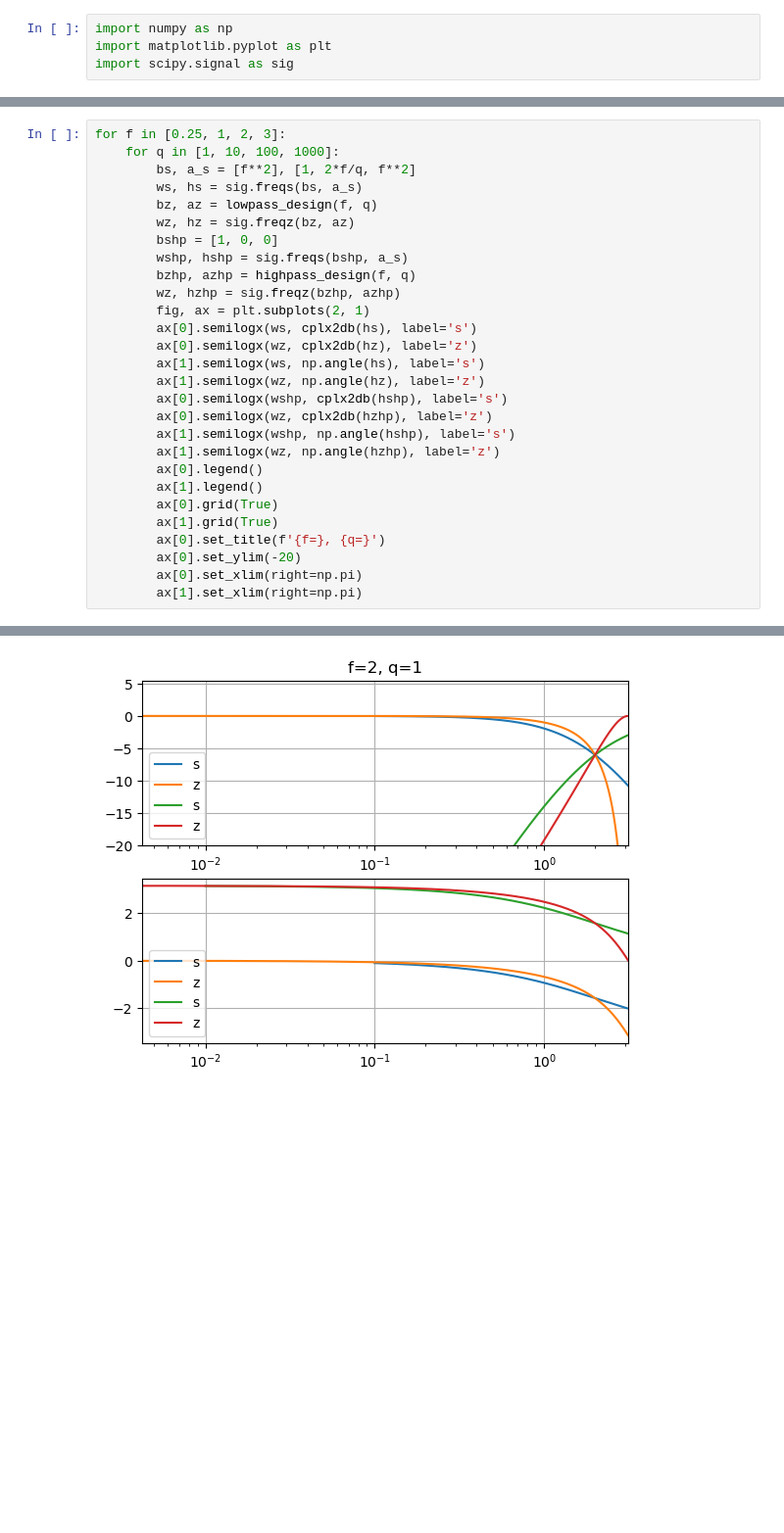
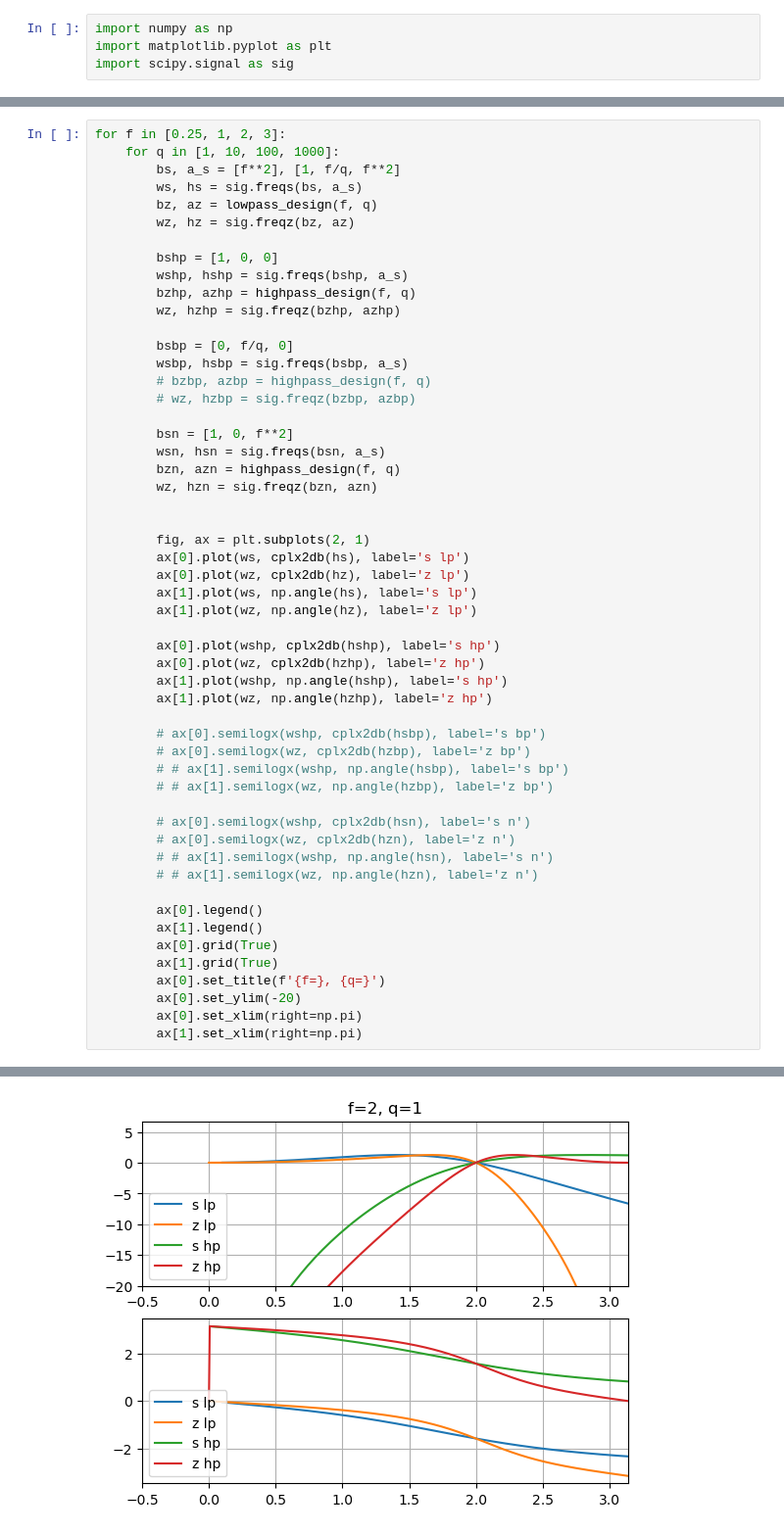
Before and after one commit to maximiliankc/mxcs_engine, a Jupyter notebook: Design/filter.ipynb, the cells around one changed output, grey strips where cells are left out. Shown: that part at 98% size. Saved outputs shown, nothing was run; the diff lists cells and outputs as text; blank space fills up the shorter version.

Commit message:
add filter design workbook

```diff
--- a/Design/filter.ipynb
+++ b/Design/filter.ipynb
@@ -48,23 +70,48 @@ def pole_zero_plot(b, a):
 # %%
 for f in [0.25, 1, 2, 3]:
     for q in [1, 10, 100, 1000]:
-        bs, a_s = [f**2], [1, 2*f/q, f**2]
+        bs, a_s = [f**2], [1, f/q, f**2]
         ws, hs = sig.freqs(bs, a_s)
         bz, az = lowpass_design(f, q)
         wz, hz = sig.freqz(bz, az)
+
         bshp = [1, 0, 0]
         wshp, hshp = sig.freqs(bshp, a_s)
         bzhp, azhp = highpass_design(f, q)
         wz, hzhp = sig.freqz(bzhp, azhp)
+
+        bsbp = [0, f/q, 0]
+        wsbp, hsbp = sig.freqs(bsbp, a_s)
+        # bzbp, azbp = highpass_design(f, q)
+        # wz, hzbp = sig.freqz(bzbp, azbp)
+
+        bsn = [1, 0, f**2]
+        wsn, hsn = sig.freqs(bsn, a_s)
+        bzn, azn = highpass_design(f, q)
+        wz, hzn = sig.freqz(bzn, azn)
+
+
         fig, ax = plt.subplots(2, 1)
-        ax[0].semilogx(ws, cplx2db(hs), label='s')
-        ax[0].semilogx(wz, cplx2db(hz), label='z')
-        ax[1].semilogx(ws, np.angle(hs), label='s')
-        ax[1].semilogx(wz, np.angle(hz), label='z')
-        ax[0].semilogx(wshp, cplx2db(hshp), label='s')
-        ax[0].semilogx(wz, cplx2db(hzhp), label='z')
-        ax[1].semilogx(wshp, np.angle(hshp), label='s')
-        ax[1].semilogx(wz, np.angle(hzhp), label='z')
+        ax[0].plot(ws, cplx2db(hs), label='s lp')
+        ax[0].plot(wz, cplx2db(hz), label='z lp')
+        ax[1].plot(ws, np.angle(hs), label='s lp')
+        ax[1].plot(wz, np.angle(hz), label='z lp')
+
+        ax[0].plot(wshp, cplx2db(hshp), label='s hp')
+        ax[0].plot(wz, cplx2db(hzhp), label='z hp')
+        ax[1].plot(wshp, np.angle(hshp), label='s hp')
+        ax[1].plot(wz, np.angle(hzhp), label='z hp')
+
+        # ax[0].semilogx(wshp, cplx2db(hsbp), label='s bp')
+        # ax[0].semilogx(wz, cplx2db(hzbp), label='z bp')
+        # # ax[1].semilogx(wshp, np.angle(hsbp), label='s bp')
+        # # ax[1].semilogx(wz, np.angle(hzbp), label='z bp')
+
+        # ax[0].semilogx(wshp, cplx2db(hsn), label='s n')
+        # ax[0].semilogx(wz, cplx2db(hzn), label='z n')
+        # # ax[1].semilogx(wshp, np.angle(hsn), label='s n')
+        # # ax[1].semilogx(wz, np.angle(hzn), label='z n')
+
         ax[0].legend()
         ax[1].legend()
         ax[0].grid(True)
@@ -85 +132 @@ for f in [0.25, 1, 2, 3]:
-[figure, old version]
+[figure, new version]
```
Also changed, not shown: parts of 2 cells of this notebook.
